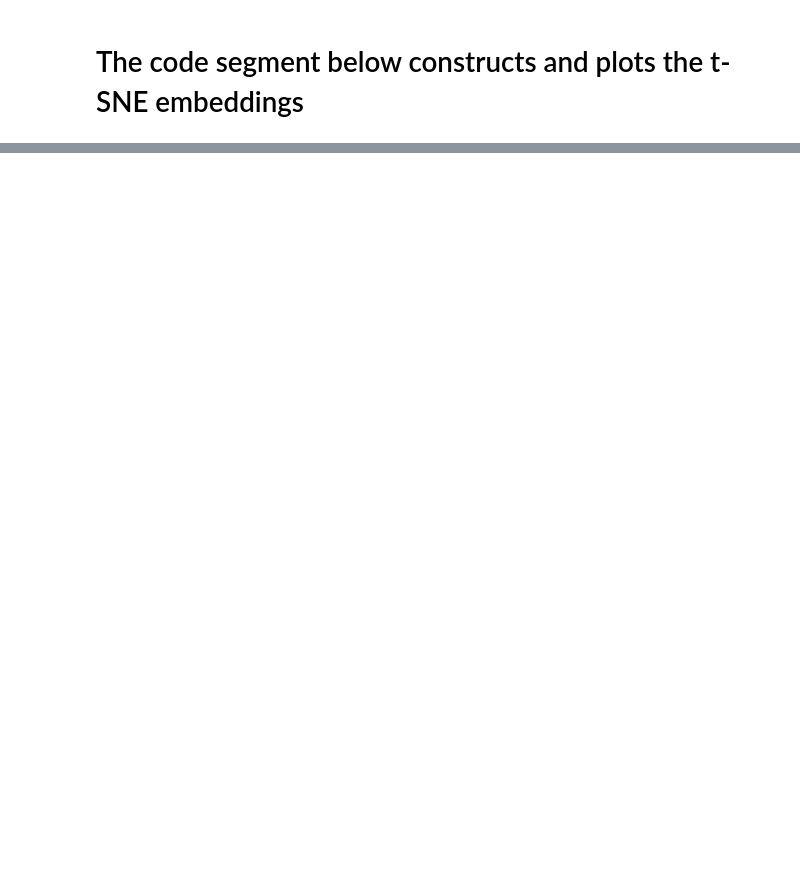
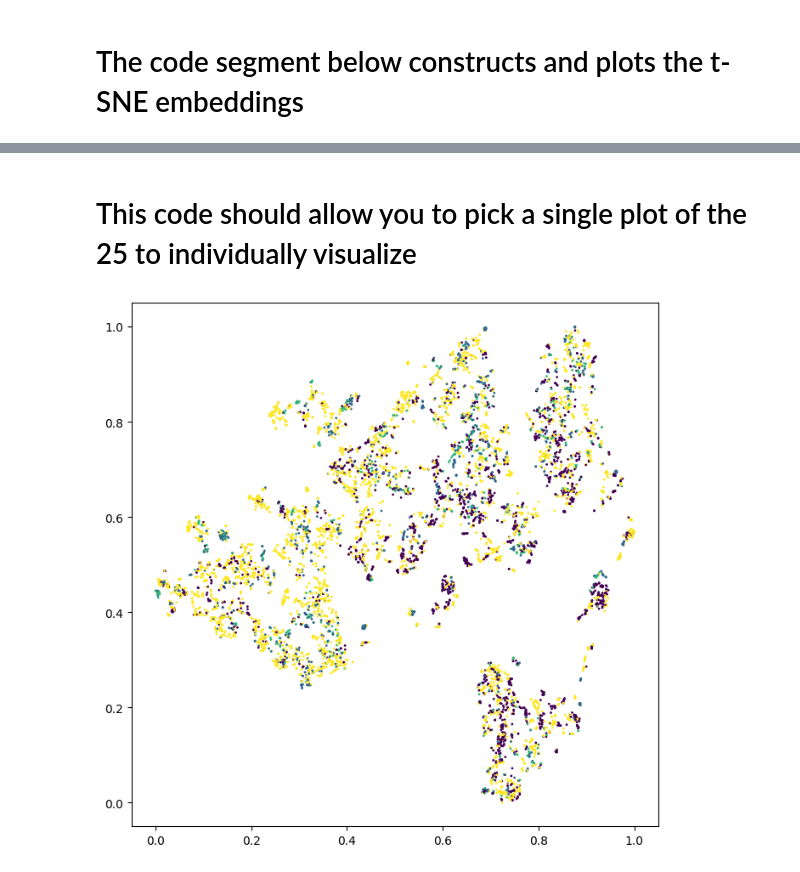
Before and after one commit to thearyanmittal/respiratory-audio-classification, a Jupyter notebook: audio_clustering.ipynb, the cells around one changed output, grey strips where cells are left out. Saved outputs shown, nothing was run; the diff lists cells and outputs as text; code cells hidden in the pictures; blank space fills up the shorter version.

```diff
--- a/audio_clustering.ipynb
+++ b/audio_clustering.ipynb
@@ -149,0 +175,15 @@ plt.show()
+# %% [markdown]
+# This code should allow you to pick a single plot of the 25 to individually visualize
+# %%
+plt.figure(figsize=(8, 8))
+
+# this should visualize the plot on the 3rd row and 5th column corresponding to perplexity 30 and iteration 5000
+plot_index = 2 * len(iterations) + 4  # Assuming zero-based indexing
+
+plt.scatter(tnse_embeddings_mfccs[plot_index].T[0],
+            tnse_embeddings_mfccs[plot_index].T[1],
+            s=1,
+            c=sounds)
+plt.show()
+# %% [output]
+[figure, added]
```
Also changed, not shown: parts of 6 cells of this notebook.
